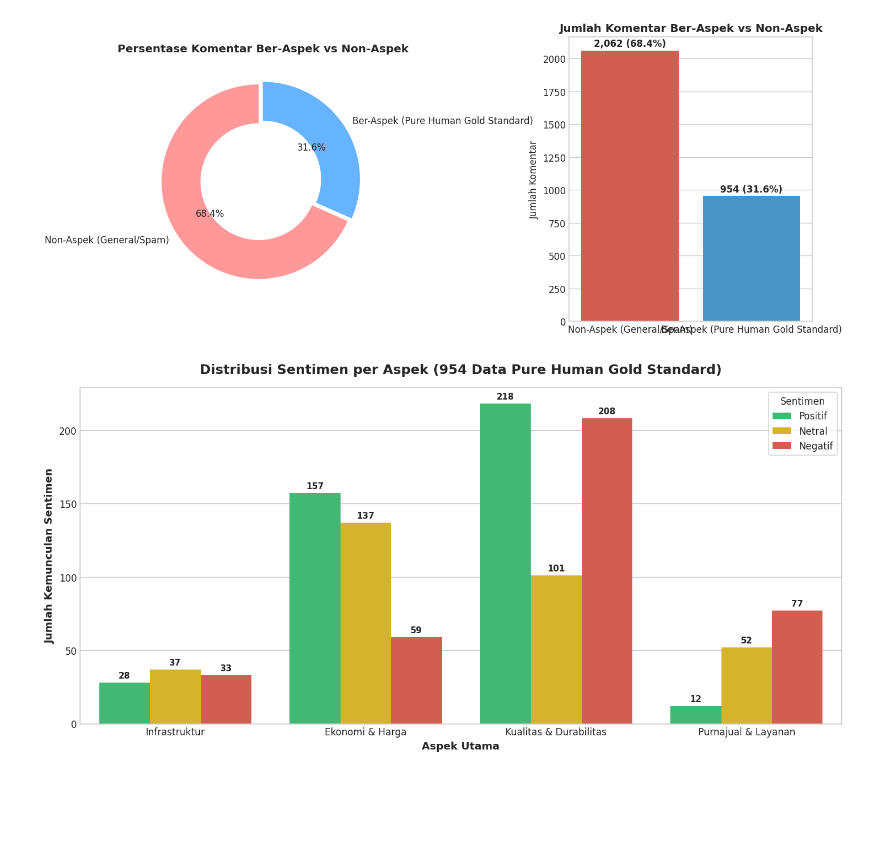
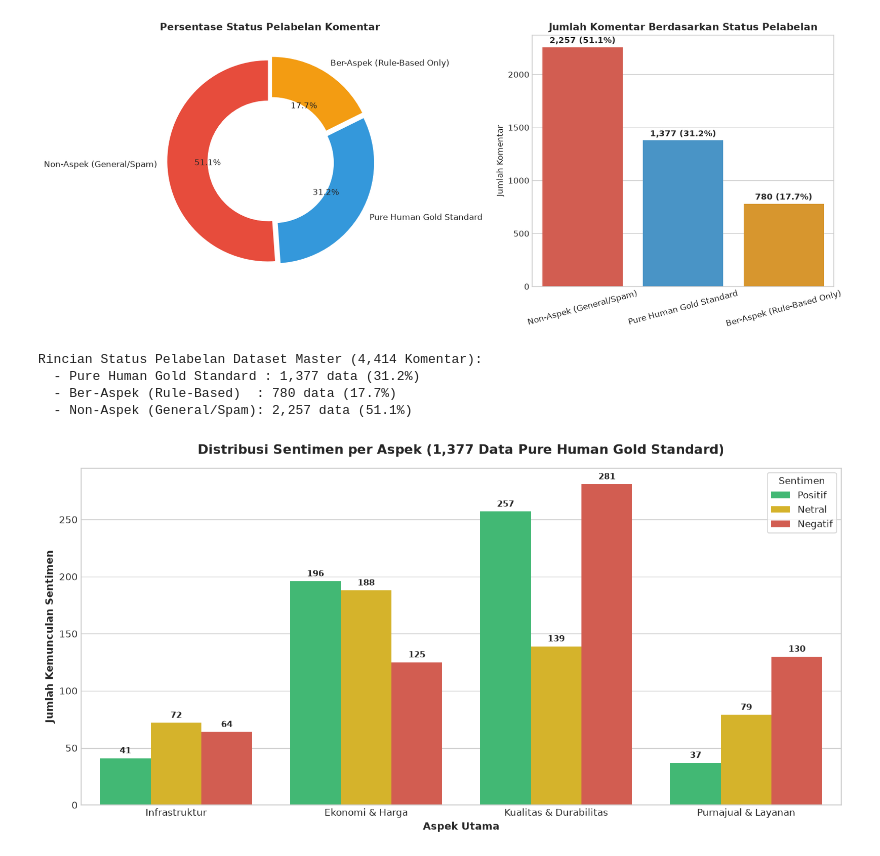
Before and after one commit to wicaksonohanif/aspect_based_SA_EV, a Jupyter notebook: notebooks/03_eda_labeled_dataset.ipynb, the cells around one changed output. Saved outputs shown, nothing was run; the diff lists cells and outputs as text; code cells hidden in the pictures; blank space fills up the shorter version.

```diff
--- a/notebooks/03_eda_labeled_dataset.ipynb
+++ b/notebooks/03_eda_labeled_dataset.ipynb
@@ -64,31 +64,53 @@ Val Dataset Loaded     : 287 komentar (30%)
 # %%
 # 1. Rasio Komentar Ber-Aspek vs Non-Aspek
 aspect_cols = ['infra_sentiment', 'ekonomi_sentiment', 'kualitas_sentiment', 'purnajual_sentiment']
-df_master['is_aspect_bearing'] = df_master[aspect_cols].notnull().any(axis=1)
+human_cols = ['human_infra', 'human_ekonomi', 'human_kualitas', 'human_purnajual']
 
-counts = df_master['is_aspect_bearing'].value_counts()
-labels = ['Non-Aspek (General/Spam)', 'Ber-Aspek (Pure Human Gold Standard)']
+# Kategori Dataset:
+# 1. Pure Human Gold Standard (Divalidasi Manusia)
+# 2. Rule-Based Only (Belum Diaudit Manusia)
+# 3. Non-Aspek (General/Spam)
 
-fig, axes = plt.subplots(1, 2, figsize=(12, 5))
+has_human = df_master[human_cols].notnull().any(axis=1) if set(human_cols).issubset(df_master.columns) else df_master['comment_id'].isin(df_valid['comment_id'])
+has_rule_only = df_master[aspect_cols].notnull().any(axis=1) & (~has_human)
 
-# Donut Chart
-colors = ['#ff9999','#66b3ff']
-axes[0].pie(counts, labels=labels, autopct='%1.1f%%', startangle=90, colors=colors, explode=(0.05, 0), wedgeprops=dict(width=0.4))
-axes[0].set_title('Persentase Komentar Ber-Aspek vs Non-Aspek', fontsize=12, fontweight='bold')
+df_master['status_kategori'] = 'Non-Aspek (General/Spam)'
+df_master.loc[has_rule_only, 'status_kategori'] = 'Ber-Aspek (Rule-Based Only)'
+df_master.loc[has_human, 'status_kategori'] = 'Pure Human Gold Standard'
+
+counts = df_master['status_kategori'].value_counts()
+cat_labels = counts.index.tolist()
+
+fig, axes = plt.subplots(1, 2, figsize=(14, 5.5))
+
+# Donut Chart 3 Kategori
+colors = ['#e74c3c', '#3498db', '#f39c12']
+axes[0].pie(counts, labels=cat_labels, autopct='%1.1f%%', startangle=90, colors=colors, explode=(0.02, 0.04, 0.04), wedgeprops=dict(width=0.4))
+axes[0].set_title('Persentase Status Pelabelan Komentar', fontsize=12, fontweight='bold')
 
 # Bar Chart
-sns.barplot(x=labels, y=counts.values, palette=['#e74c3c', '#3498db'], ax=axes[1])
-axes[1].set_title('Jumlah Komentar Ber-Aspek vs Non-Aspek', fontsize=12, fontweight='bold')
+sns.barplot(x=cat_labels, y=counts.values, palette=colors, ax=axes[1])
+axes[1].set_title('Jumlah Komentar Berdasarkan Status Pelabelan', fontsize=12, fontweight='bold')
 axes[1].set_ylabel('Jumlah Komentar')
+axes[1].tick_params(axis='x', rotation=15)
 for i, v in enumerate(counts.values):
-    axes[1].text(i, v + 30, f"{v:,} ({v/len(df_master)*100:.1f}%)", ha='center', fontweight='bold')
+    axes[1].text(i, v + 40, f"{v:,} ({v/len(df_master)*100:.1f}%)", ha='center', fontweight='bold')
 
 plt.tight_layout()
 plt.show()
+
+print(f"Rincian Status Pelabelan Dataset Master ({len(df_master):,} Komentar):")
+print(f"  - Pure Human Gold Standard : {counts.get('Pure Human Gold Standard', 0):,} data ({counts.get('Pure Human Gold Standard', 0)/len(df_master)*100:.1f}%)")
+print(f"  - Ber-Aspek (Rule-Based)  : {counts.get('Ber-Aspek (Rule-Based Only)', 0):,} data ({counts.get('Ber-Aspek (Rule-Based Only)', 0)/len(df_master)*100:.1f}%)")
+print(f"  - Non-Aspek (General/Spam): {counts.get('Non-Aspek (General/Spam)', 0):,} data ({counts.get('Non-Aspek (General/Spam)', 0)/len(df_master)*100:.1f}%)")
 # %% [output]
-[figure, old version]
+[figure, new version]
+Rincian Status Pelabelan Dataset Master (4,414 Komentar):
+  - Pure Human Gold Standard : 1,377 data (31.2%)
+  - Ber-Aspek (Rule-Based)  : 780 data (17.7%)
+  - Non-Aspek (General/Spam): 2,257 data (51.1%)
 # %%
-# 2. Distribusi Sentimen per Aspek
+# 2. Distribusi Sentimen per Aspek (Pure Human Gold Standard)
 aspect_names = {
     'infra_sentiment': 'Infrastruktur',
     'ekonomi_sentiment': 'Ekonomi & Harga',
@@ -112,7 +134,7 @@ plt.figure(figsize=(12, 6))
 palette = {'Positif': '#2ecc71', 'Netral': '#f1c40f', 'Negatif': '#e74c3c'}
 
 ax = sns.barplot(data=df_aspect_sent, x='Aspek', y='Jumlah', hue='Sentimen', palette=palette)
-plt.title(f'Distribusi Sentimen per Aspek ({len(df_valid)} Data Pure Human Gold Standard)', fontsize=14, fontweight='bold', pad=15)
+plt.title(f'Distribusi Sentimen per Aspek ({len(df_valid):,} Data Pure Human Gold Standard)', fontsize=14, fontweight='bold', pad=15)
 plt.xlabel('Aspek Utama', fontsize=11, fontweight='bold')
 plt.ylabel('Jumlah Kemunculan Sentimen', fontsize=11, fontweight='bold')
 plt.legend(title='Sentimen', frameon=True)
@@ -129,7 +151,7 @@ for p in ax.patches:
 plt.tight_layout()
 plt.show()
 # %% [output]
-[figure, old version]
+[figure, new version]
 # %%
 # 2b. Perbandingan Keseluruhan Sentimen (Positif, Netral, Negatif dari Seluruh Aspek Gabungan)
 total_positif = sum(df_valid[col].value_counts().get('positif', 0) for col in aspect_names.keys())
```
Also changed, not shown: parts of 9 cells of this notebook, 7 other files.
